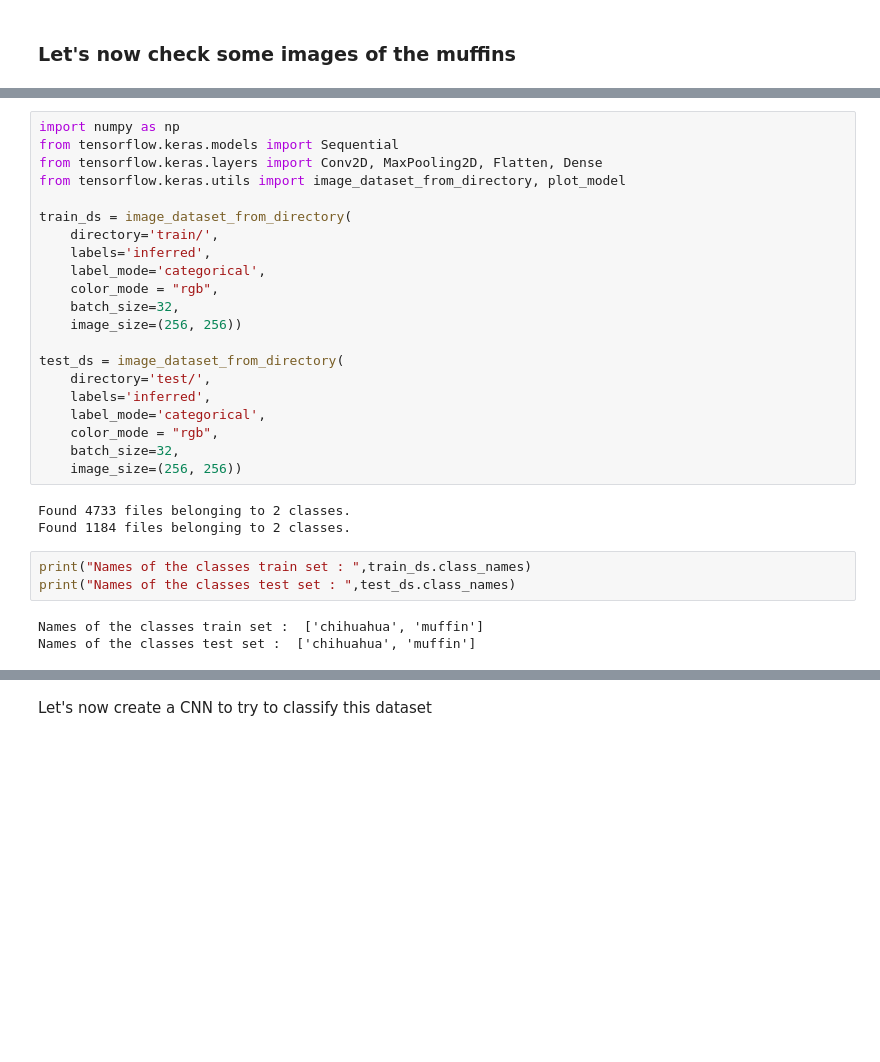
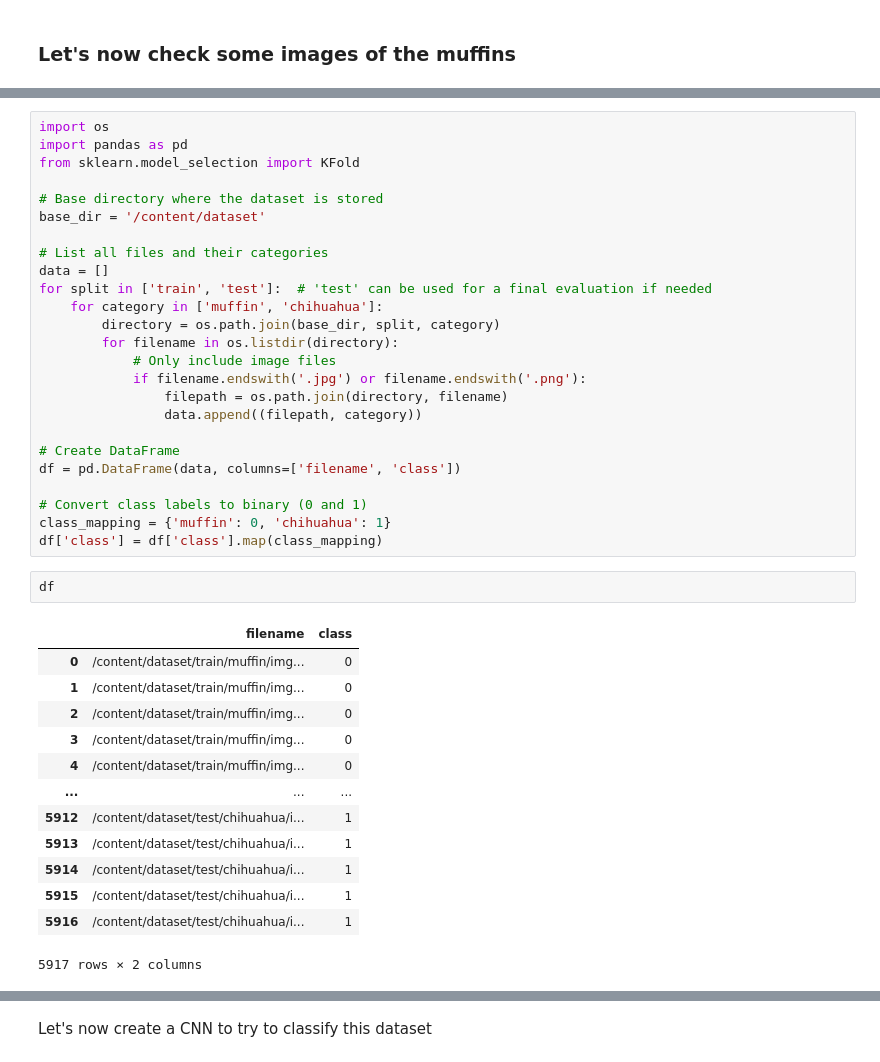
Before and after one commit to ghirailghiro/MuffinVsChihuahua, a Jupyter notebook: Exploration.ipynb, the cells around one changed output, grey strips where cells are left out. Saved outputs shown, nothing was run; the diff lists cells and outputs as text; blank space fills up the shorter version.

```diff
--- a/Exploration.ipynb
+++ b/Exploration.ipynb
@@ -133,30 +107,41 @@ class CrossValidation():
-# %%
-import numpy as np
-from tensorflow.keras.models import Sequential
-from tensorflow.keras.layers import Conv2D, MaxPooling2D, Flatten, Dense
-from tensorflow.keras.utils import image_dataset_from_directory, plot_model
-
-train_ds = image_dataset_from_directory(
-    directory='train/',
-    labels='inferred',
-    label_mode='categorical',
-    color_mode = "rgb",
-    batch_size=32,
-    image_size=(256, 256))
-
-test_ds = image_dataset_from_directory(
-    directory='test/',
-    labels='inferred',
-    label_mode='categorical',
-    color_mode = "rgb",
-    batch_size=32,
-    image_size=(256, 256))
-# %% [output]
-Found 4733 files belonging to 2 classes.
-Found 1184 files belonging to 2 classes.
-# %%
-print("Names of the classes train set : ",train_ds.class_names)
-print("Names of the classes test set : ",test_ds.class_names)
-# %% [output]
-Names of the classes train set :  ['chihuahua', 'muffin']
-Names of the classes test set :  ['chihuahua', 'muffin']
+# %%
+import os
+import pandas as pd
+from sklearn.model_selection import KFold
+
+# Base directory where the dataset is stored
+base_dir = '/content/dataset'
+
+# List all files and their categories
+data = []
+for split in ['train', 'test']:  # 'test' can be used for a final evaluation if needed
+    for category in ['muffin', 'chihuahua']:
+        directory = os.path.join(base_dir, split, category)
+        for filename in os.listdir(directory):
+            # Only include image files
+            if filename.endswith('.jpg') or filename.endswith('.png'):
+                filepath = os.path.join(directory, filename)
+                data.append((filepath, category))
+
+# Create DataFrame
+df = pd.DataFrame(data, columns=['filename', 'class'])
+
+# Convert class labels to binary (0 and 1)
+class_mapping = {'muffin': 0, 'chihuahua': 1}
+df['class'] = df['class'].map(class_mapping)
+# %%
+df
+# %% [output]
+|  | filename | class |
+| 0 | /content/dataset/train/muffin/img... | 0 |
+| 1 | /content/dataset/train/muffin/img... | 0 |
+| 2 | /content/dataset/train/muffin/img... | 0 |
+| 3 | /content/dataset/train/muffin/img... | 0 |
+| 4 | /content/dataset/train/muffin/img... | 0 |
+| ... | ... | ... |
+| 5912 | /content/dataset/test/chihuahua/i... | 1 |
+| 5913 | /content/dataset/test/chihuahua/i... | 1 |
+| 5914 | /content/dataset/test/chihuahua/i... | 1 |
+| 5915 | /content/dataset/test/chihuahua/i... | 1 |
+| 5916 | /content/dataset/test/chihuahua/i... | 1 |
+5917 rows × 2 columns
```
Also changed, not shown: parts of 10 cells of this notebook.
